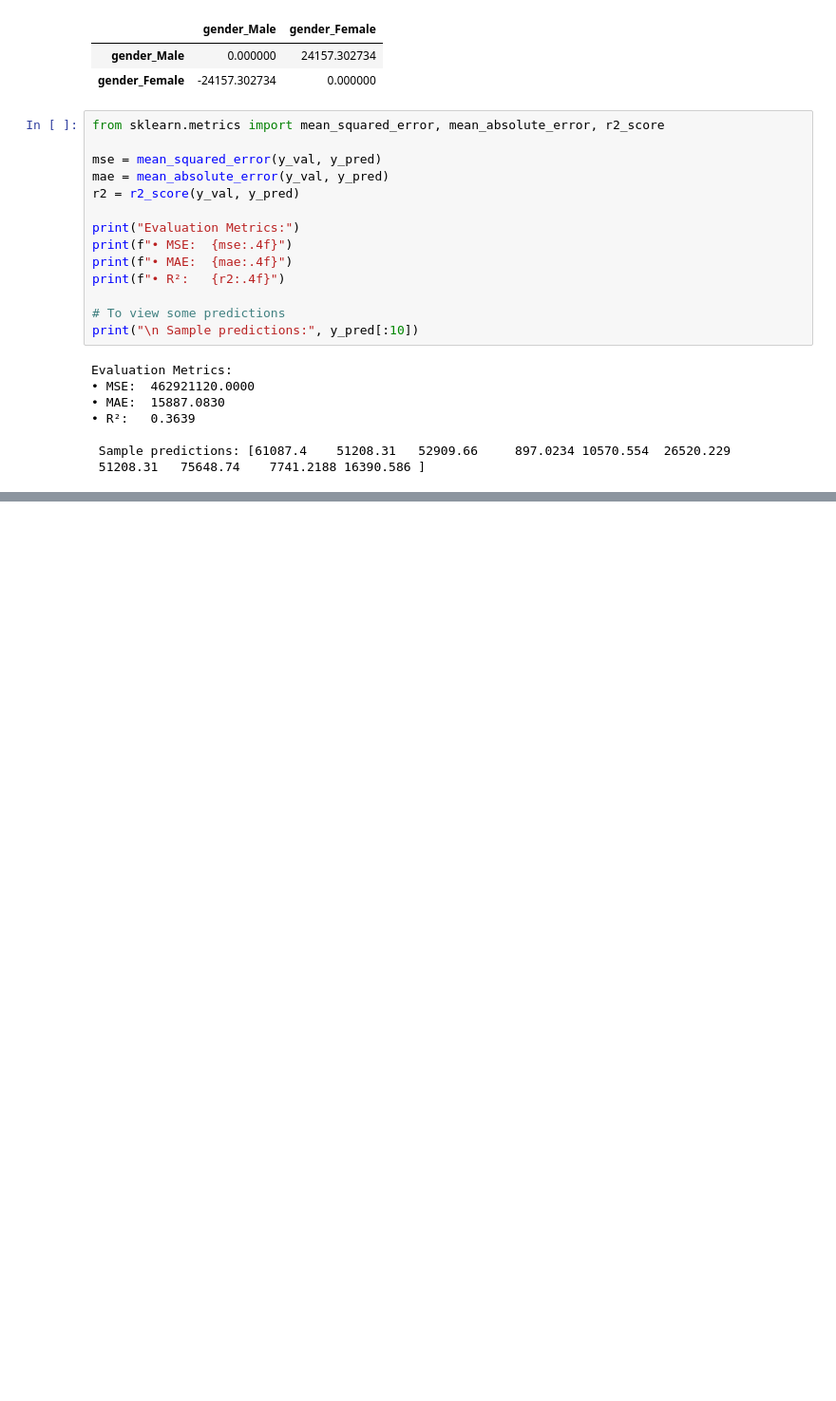
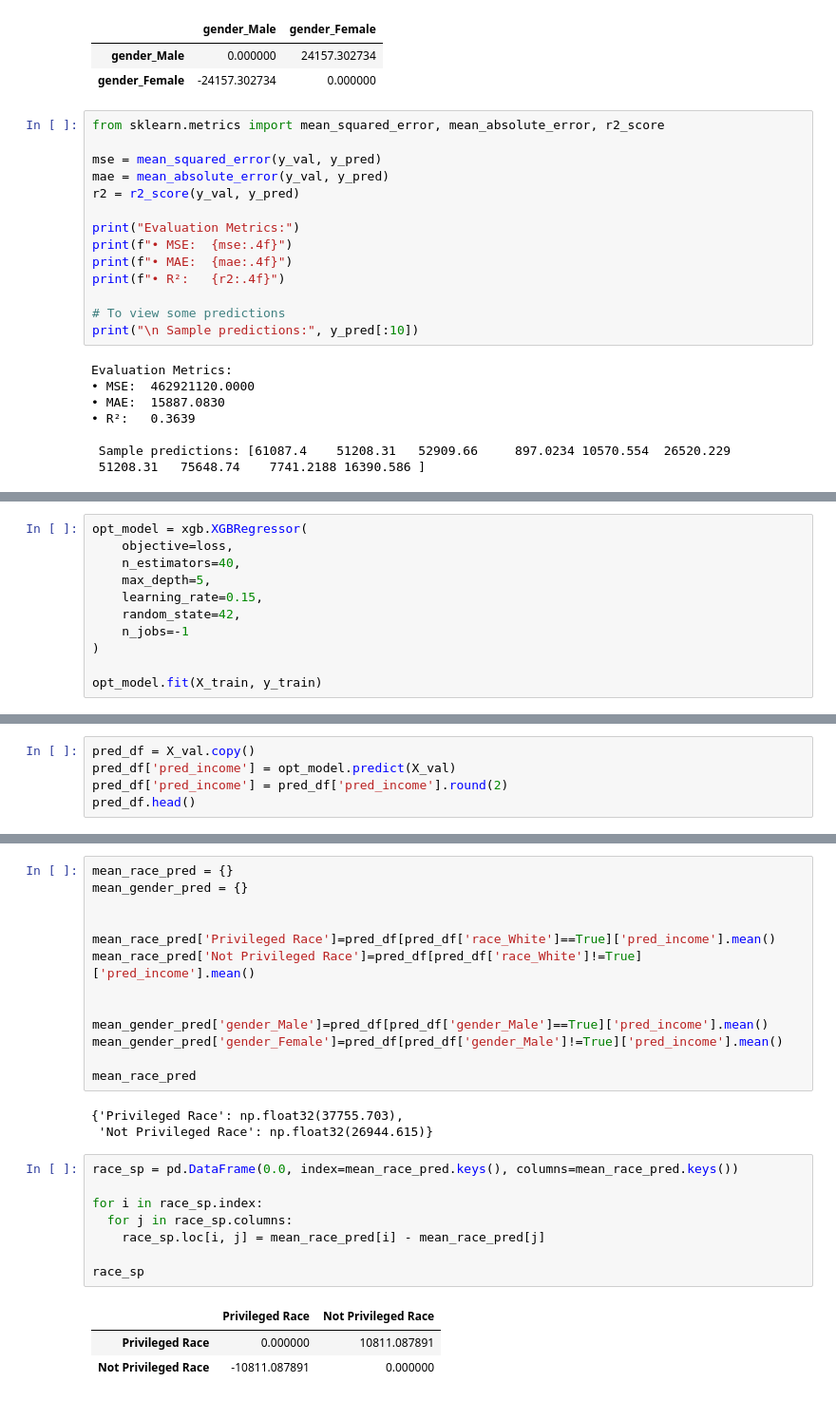
Before and after one commit to Jagoda222/HCML_2, a Jupyter notebook: David_2.ipynb, the cells around one changed output, grey strips where cells are left out. Shown at 95% size. Drawn from its saved outputs; the diff is of its cells as text; blank space fills up the shorter version.

```diff
--- a/David_2.ipynb
+++ b/David_2.ipynb
@@ -201,0 +231,11 @@ Evaluation Metrics:
+# %%
+opt_model = xgb.XGBRegressor(
+    objective=loss,
+    n_estimators=40,
+    max_depth=5,
+    learning_rate=0.15,
+    random_state=42,
+    n_jobs=-1
+)
+
+opt_model.fit(X_train, y_train)
@@ -201,0 +262,5 @@ Evaluation Metrics:
+# %%
+pred_df = X_val.copy()
+pred_df['pred_income'] = opt_model.predict(X_val)
+pred_df['pred_income'] = pred_df['pred_income'].round(2)
+pred_df.head()
@@ -201,0 +275,28 @@ Evaluation Metrics:
+# %%
+mean_race_pred = {}
+mean_gender_pred = {}
+
+
+mean_race_pred['Privileged Race']=pred_df[pred_df['race_White']==True]['pred_income'].mean()
+mean_race_pred['Not Privileged Race']=pred_df[pred_df['race_White']!=True]['pred_income'].mean()
+
+
+mean_gender_pred['gender_Male']=pred_df[pred_df['gender_Male']==True]['pred_income'].mean()
+mean_gender_pred['gender_Female']=pred_df[pred_df['gender_Male']!=True]['pred_income'].mean()
+
+mean_race_pred
+# %% [output]
+{'Privileged Race': np.float32(37755.703),
+ 'Not Privileged Race': np.float32(26944.615)}
+# %%
+race_sp = pd.DataFrame(0.0, index=mean_race_pred.keys(), columns=mean_race_pred.keys())
+
+for i in race_sp.index:
+  for j in race_sp.columns:
+    race_sp.loc[i, j] = mean_race_pred[i] - mean_race_pred[j]
+
+race_sp
+# %% [output]
+|  | Privileged Race | Not Privileged Race |
+| Privileged Race | 0.000000 | 10811.087891 |
+| Not Privileged Race | -10811.087891 | 0.000000 |
```
Also changed, not shown: parts of 10 cells of this notebook.
